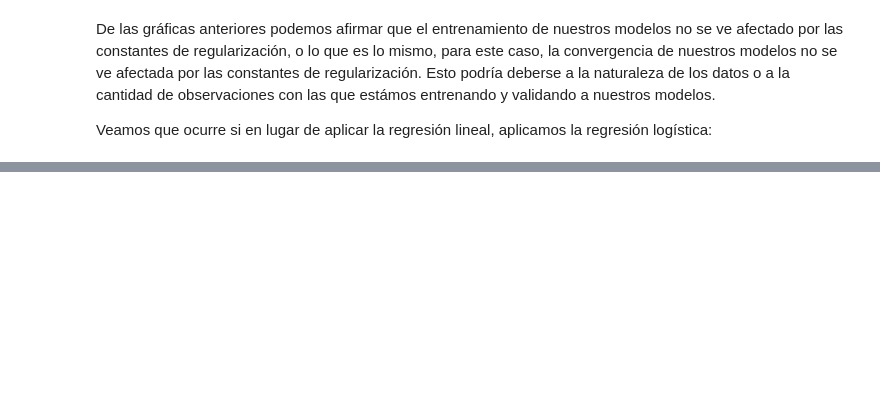
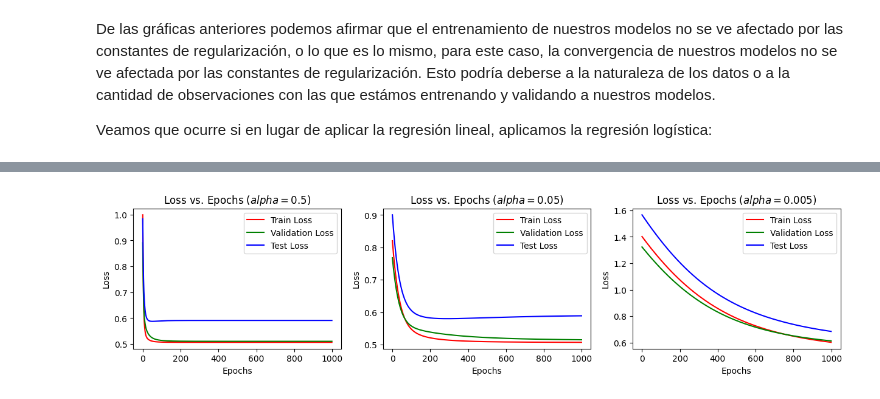
Before and after one commit to 26-jorge-01/ML-T1, a Jupyter notebook: taller1.ipynb, the cells around one changed output, grey strips where cells are left out. Drawn from its saved outputs; the diff is of its cells as text; code cells hidden in the pictures; blank space fills up the shorter version.

Commit message:
Experimentos para la regresión logística

```diff
--- a/taller1.ipynb
+++ b/taller1.ipynb
@@ -663,0 +708,51 @@ Veamos que ocurre si en lugar de aplicar la regresión lineal, aplicamos la regr
+# %%
+def redefine_Y(Y):
+    # Usar la vectorización para asignar nuevos valores basados en la condición
+    Y = np.where(Y > 5, 1, 0)
+    return Y
+
+Y_train = redefine_Y(Y_train)
+Y_val = redefine_Y(Y_val)
+Y_test = redefine_Y(Y_test)
+# %%
+epochs = 1000
+historicals = {}
+
+for lr_value in lr_values:
+    for CR_L1_value in CR_L1_values:
+        for CR_L2_value in CR_L2_values:
+            historicals[lr_value, CR_L1_value, CR_L2_value] = fit_logistic_model(X_train, X_val, X_test, Y_train, Y_val, Y_test, lr=lr_value, epochs=epochs)
+# %%
+epochs_range = range(epochs)
+
+plt.figure(figsize=(15, 3))
+plt.subplot(1, 3, 1)
+plt.plot(epochs_range, historicals[(lr1, crl1_1, crl2_1)]['train_losses'], label='Train Loss', color='red')
+plt.plot(epochs_range, historicals[(lr1, crl1_1, crl2_1)]['val_losses'], label='Validation Loss', color='green')
+plt.plot(epochs_range, historicals[(lr1, crl1_1, crl2_1)]['test_losses'], label='Test Loss', color='blue')
+plt.xlabel('Epochs')
+plt.ylabel('Loss')
+plt.legend()
+plt.title(f'Loss vs. Epochs ($alpha = {lr1}$)')
+
+plt.subplot(1, 3, 2)
+plt.plot(epochs_range, historicals[(lr2, crl1_1, crl2_1)]['train_losses'], label='Train Loss', color='red')
+plt.plot(epochs_range, historicals[(lr2, crl1_1, crl2_1)]['val_losses'], label='Validation Loss', color='green')
+plt.plot(epochs_range, historicals[(lr2, crl1_1, crl2_1)]['test_losses'], label='Test Loss', color='blue')
+plt.xlabel('Epochs')
+plt.ylabel('Loss')
+plt.legend()
+plt.title(f'Loss vs. Epochs ($alpha = {lr2}$)')
+
+plt.subplot(1, 3, 3)
+plt.plot(epochs_range, historicals[(lr3, crl1_1, crl2_1)]['train_losses'], label='Train Loss', color='red')
+plt.plot(epochs_range, historicals[(lr3, crl1_1, crl2_1)]['val_losses'], label='Validation Loss', color='green')
+plt.plot(epochs_range, historicals[(lr3, crl1_1, crl2_1)]['test_losses'], label='Test Loss', color='blue')
+plt.xlabel('Epochs')
+plt.ylabel('Loss')
+plt.legend()
+plt.title(f'Loss vs. Epochs ($alpha = {lr3}$)')
+
+plt.show()
+# %% [output]
+[figure, added]
```
Also changed, not shown: parts of 26 cells of this notebook.
